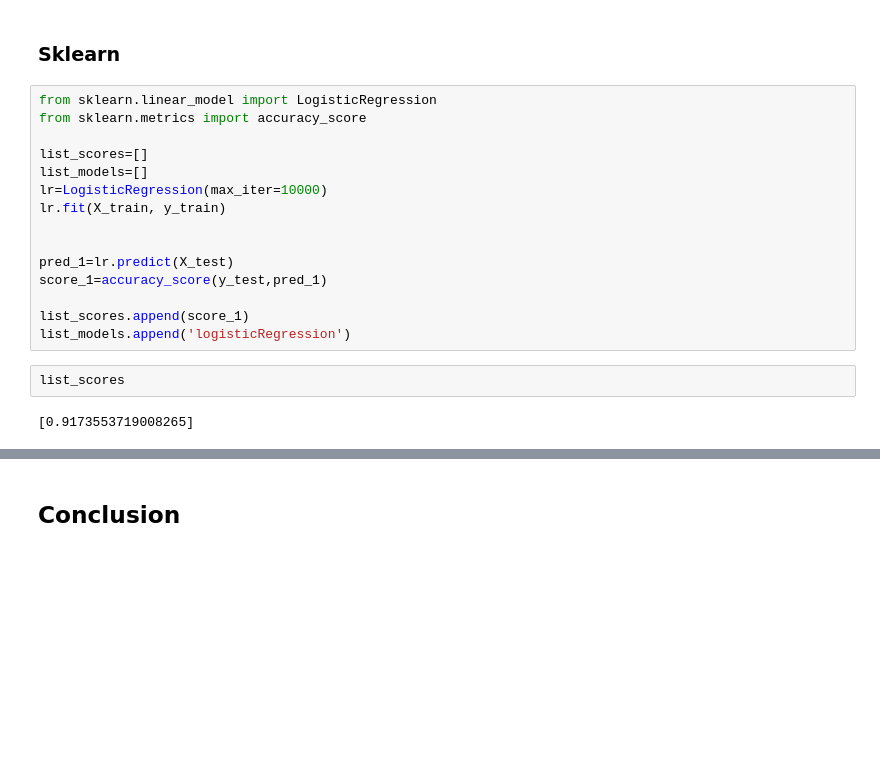
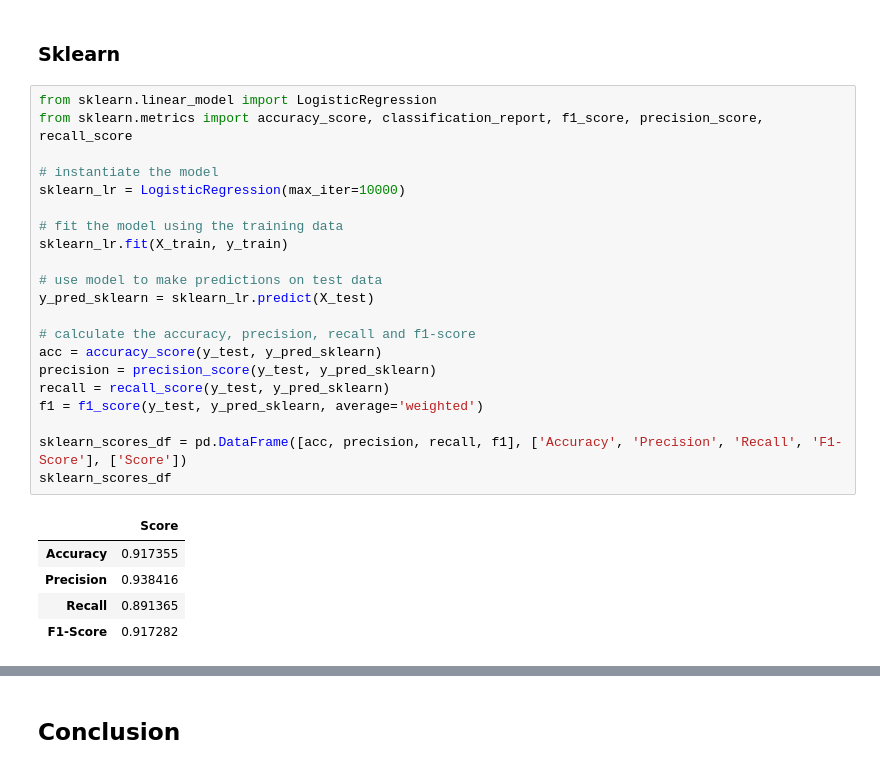
Before and after one commit to quickheaven/scs-3251-statistics-for-data-science, a Jupyter notebook: project_spambase_nb.ipynb, the cells around one changed output, grey strips where cells are left out. Cells and saved outputs as stored; diff of their text form; blank space fills up the shorter version.

Commit message:
Implemented Sklearn metrics.

```diff
--- a/project_spambase_nb.ipynb
+++ b/project_spambase_nb.ipynb
@@ -271,21 +262,29 @@ quasi-separation. In this case some parameters will not be identified.
 # %% [markdown]
 ### Sklearn
-# %%
-from sklearn.linear_model import LogisticRegression
-from sklearn.metrics import accuracy_score
-
-list_scores=[]
-list_models=[]
-lr=LogisticRegression(max_iter=10000)
-lr.fit(X_train, y_train)
-
-
-pred_1=lr.predict(X_test)
-score_1=accuracy_score(y_test,pred_1)
-
-list_scores.append(score_1)
-list_models.append('logisticRegression')
-# %%
-list_scores
-# %% [output]
-[0.9173553719008265]
+# %%
+from sklearn.linear_model import LogisticRegression
+from sklearn.metrics import accuracy_score, classification_report, f1_score, precision_score, recall_score
+
+# instantiate the model
+sklearn_lr = LogisticRegression(max_iter=10000)
+
+# fit the model using the training data
+sklearn_lr.fit(X_train, y_train)
+
+# use model to make predictions on test data
+y_pred_sklearn = sklearn_lr.predict(X_test)
+
+# calculate the accuracy, precision, recall and f1-score
+acc = accuracy_score(y_test, y_pred_sklearn)
+precision = precision_score(y_test, y_pred_sklearn)
+recall = recall_score(y_test, y_pred_sklearn)
+f1 = f1_score(y_test, y_pred_sklearn, average='weighted')
+
+sklearn_scores_df = pd.DataFrame([acc, precision, recall, f1], ['Accuracy', 'Precision', 'Recall', 'F1-Score'], ['Score'])
+sklearn_scores_df
+# %% [output]
+|  | Score |
+| Accuracy | 0.917355 |
+| Precision | 0.938416 |
+| Recall | 0.891365 |
+| F1-Score | 0.917282 |
```
Also changed, not shown: parts of 7 cells of this notebook.
